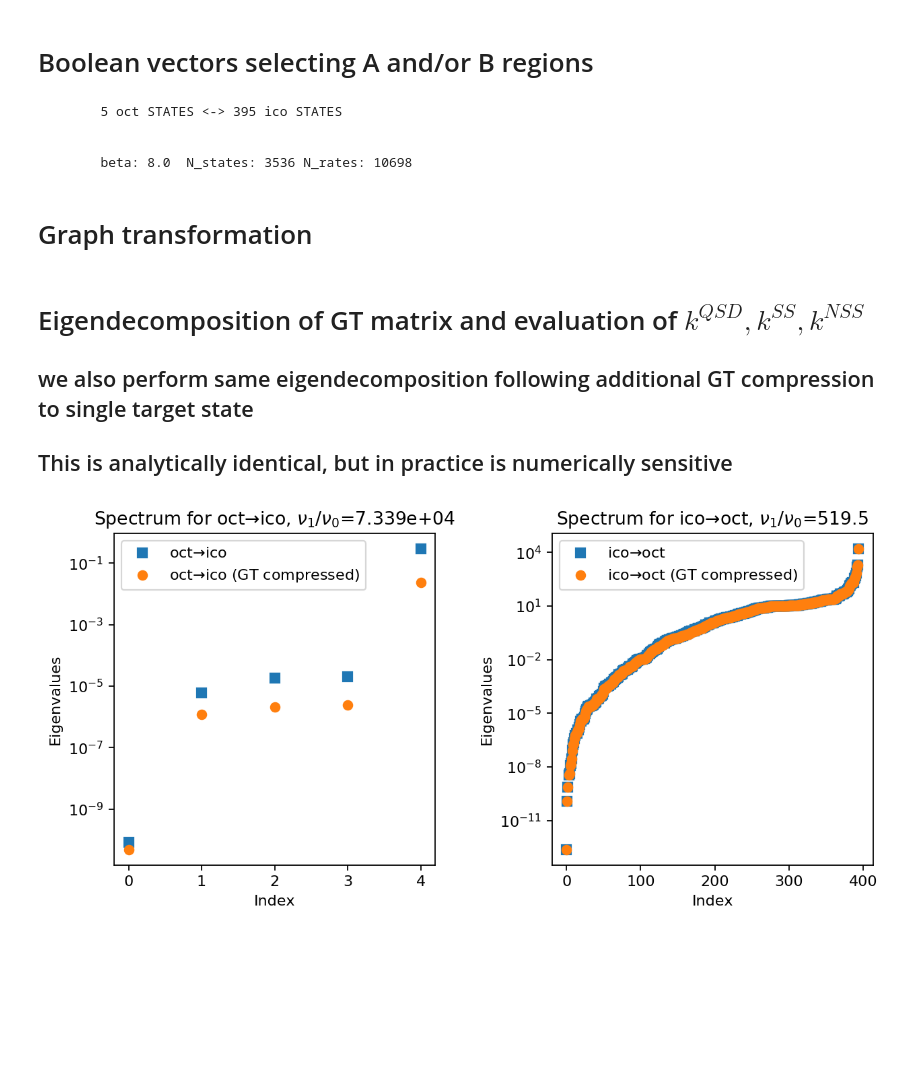
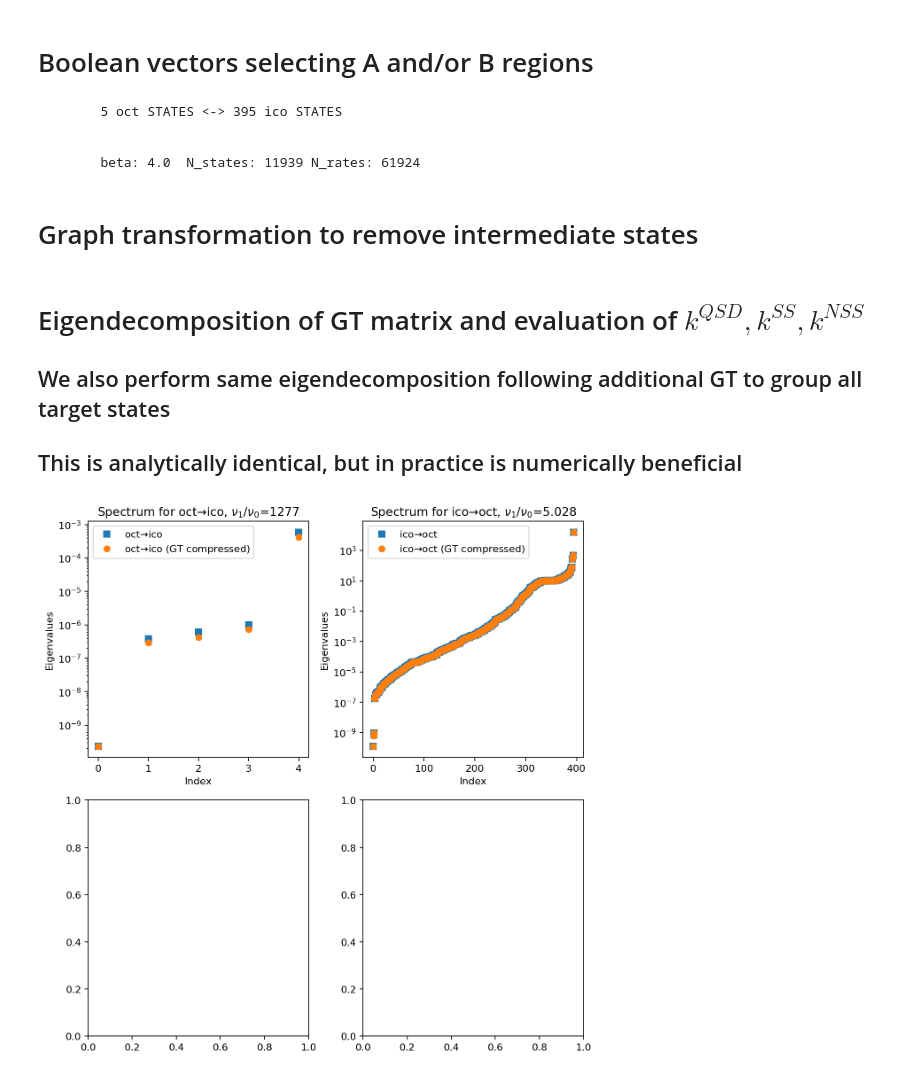
Before and after one commit to tomswinburne/PyGT, a Jupyter notebook: graph_transformation_notebook.ipynb, the cells around one changed output. Cells and saved outputs as stored; diff of their text form; code cells hidden in the pictures; blank space fills up the shorter version.

```diff
--- a/graph_transformation_notebook.ipynb
+++ b/graph_transformation_notebook.ipynb
@@ -12,7 +13,7 @@ import matplotlib.pyplot as plt
 from matplotlib.colors import LogNorm
 # %%
 
-data_path = "KTN_data/LJ38/10k/"
+data_path = "KTN_data/LJ38/"
 
 # Do we force the generation of the KTN from data, or see if it is in the "cache"
 generate = True
@@ -24,7 +25,7 @@ brute = True
 beta = 8.0
 
 # truncation
-Nmax = 7000
+Nmax = 15000
 # %% [markdown]
 # Load Data
 # %%
@@ -48,20 +50,23 @@ inter_region = ~basins
 
 names = ["oct","ico"]
 
-
 print("\n\t%d %s STATES <-> %d %s STATES\n" % (A_states.sum(),names[0],B_states.sum(),names[1]))
 print("\n\tbeta:",beta," N_states:",N,"N_rates:",K.data.size,"\n\n")
 # %% [output]
         5 oct STATES <-> 395 ico STATES
 
 
-        beta: 8.0  N_states: 3536 N_rates: 10698
+        beta: 4.0  N_states: 11939 N_rates: 61924
 # %% [markdown]
-# Graph transformation
+# Graph transformation to remove intermediate states
 # %%
 trmb = 50 # block size
 
-rB, rD, rK, rN, retry = gt_seq(N=N,rm_reg=inter_region,B=B,D=D,trmb=trmb,retK=True,Ndense=50)
+
+# NB "full_rK" is in fact equal to D-K=(1-B).D in earlier notation - this is done
+
+rB, rD, full_rK, rN, retry = gt_seq(N=N,rm_reg=inter_region,B=B,D=D,trmb=trmb,retK=True,Ndense=50)
+
 
 r_A_states = A_states[~inter_region]
 r_B_states = B_states[~inter_region]
@@ -74,19 +79,24 @@ rDSS = D[~inter_region]
 # %% [markdown]
 # Eigendecomposition of GT matrix and evaluation of $k^{QSD}, k^{SS}, k^{NSS}$
 
-## we also perform same eigendecomposition following additional GT compression to single target state
-## This is analytically identical, but in practice is numerically sensitive
+## We also perform same eigendecomposition following additional GT to group all target states
+
+## This is analytically identical, but in practice is numerically beneficial
 # %%
-fig,ax = plt.subplots(1,2,figsize=(8,4),dpi=160)
+fig,ax = plt.subplots(2,2,figsize=(8,8),dpi=160)
 
 kdata = [] # SS,NSS,QSD,nu
 
 for i, r_s in enumerate([r_A_states,r_B_states]) :
 
-    l, v = spla.eig(rK[r_s,:][:,r_s].todense())
+    l, v = spla.eig(full_rK[r_s,:][:,r_s].todense())
 
     qsdo = np.abs(l.real).argsort()
     nu = l.real[qsdo]
+
+
+
+
 
     rho = np.exp(-r_BF[r_s])
     rho /= rho.sum()
@@ -94,52 +104,69 @@ for i, r_s in enumerate([r_A_states,r_B_states]) :
     qsd = v[:,qsdo[0]]
     qsd /= qsd.sum()
 
-    snu = (rK[r_s,:][:,r_s].dot(qsd)).sum()
 
-    C = np.ravel(rB[~r_s,:][:,r_s].sum(axis=0))
 
 
 
     """
        Further GT compression of final states - differences are due to numerical issues
     """
     rm_reg = np.zeros(rN,bool)
     rm_reg[(~r_s).nonzero()[0]] = True
     rm_reg[(~r_s).nonzero()[0][r_BF[~r_s].argmin()]] = False
 
-    rrB, rrD, rrK, rrN, retry = gt_seq(N=rN,rm_reg=rm_reg,B=rB,D=rD,trmb=1,retK=True,Ndense=1)
+    rrB, rrD, full_rrK, rrN, retry = gt_seq(N=rN,rm_reg=rm_reg,B=rB,D=rD,trmb=1,retK=True,Ndense=1)
     rr_s = r_s[~rm_reg]
-    rl, rv = spla.eig(rrK[rr_s,:][:,rr_s].todense())
+
+    rl, rv = spla.eig(full_rrK[rr_s,:][:,rr_s].todense())
+
     rqsdo = np.abs(rl.real).argsort()
     rnu = rl.real[rqsdo]
 
     qsd = rv[:,rqsdo[0]]
     qsd /= qsd.sum()
 
+    C = np.ravel(rrB[~rr_s,:][:,rr_s].sum(axis=0))
 
-    irrK = spla.inv(rrK[rr_s,:][:,rr_s].todense())
+
+    irrK = spla.inv(full_rrK[rr_s,:][:,rr_s].todense())
     tau = irrK.dot(rho).sum(axis=0)
     T_AB = irrK.sum(axis=0)
     k_F = (rho/T_AB).sum()
+
     """
         SS, NSS, QSD, nu, 1.K.qsd, kF, 1/tau
     """
-    kdata.append([C.dot(np.diag(rDSS[r_s])).dot(rho),C.dot(np.diag(rD[r_s])).dot(rho),C.dot(np.diag(rD[r_s])).dot(qsd),nu[0],snu,k_F,1.0/tau])
+    kSS = C.dot(np.diag(rDSS[r_s])).dot(rho)
+
+    kNSS = C.dot(np.diag(rrD[rr_s])).dot(rho)
+
+    kQSD = C.dot(np.diag(rrD[rr_s])).dot(qsd)
+
+    oneKqsd = (full_rrK[rr_s,:][:,rr_s].dot(qsd)).sum()
+
+    kdata.append([kSS,kNSS,kQSD,rnu[0],oneKqsd,k_F,1.0/tau,qsd,rho])
 
 
 
 
 
-    ax[i].set_title(r"Spectrum for %s$\to$%s, $\nu_1/\nu_0$=%4.4g" % (names[i],names[1-i],nu[1]/nu[0]))
-    ax[i].set_ylabel("Eigenvalues")
-    ax[i].set_xlabel("Index")
-    ax[i].plot(nu,'s',label=r"%s$\to$%s" % (names[i],names[1-i]))
-    ax[i].plot(rnu,'o',label=r"%s$\to$%s (GT compressed)" % (names[i],names[1-i]))
-    ax[i].set_yscale("log")
-    ax[i].legend()
+    ax[0,i].set_title(r"Spectrum for %s$\to$%s, $\nu_1/\nu_0$=%4.4g" % (names[i],names[1-i],rnu[1]/rnu[0]))
+    ax[0,i].set_ylabel("Eigenvalues")
+    ax[0,i].set_xlabel("Index")
+    ax[0,i].plot(nu,'s',label=r"%s$\to$%s" % (names[i],names[1-i]))
+    ax[0,i].plot(rnu,'o',label=r"%s$\to$%s (GT compressed)" % (names[i],names[1-i]))
+    ax[0,i].set_yscale("log")
+    ax[0,i].legend()
+
+    #dp = np.zeros(qdso.size)
+    #for ii,oi in enumerate(rqsdo):
+    #   dp[ii] = (rl[:,qsdo[ii]]/rl[:,qsdo[ii]].sum() * rho).sum()
+    #ax[1,i].plot(np.arange(rdso.size),dp)
+
 plt.tight_layout()
 # %% [output]
-[figure, old version]
+[figure, new version]
 # %% [markdown]
 # Check for numerical consistency
 
```
Also changed, not shown: parts of 5 cells of this notebook, 5 other files.
